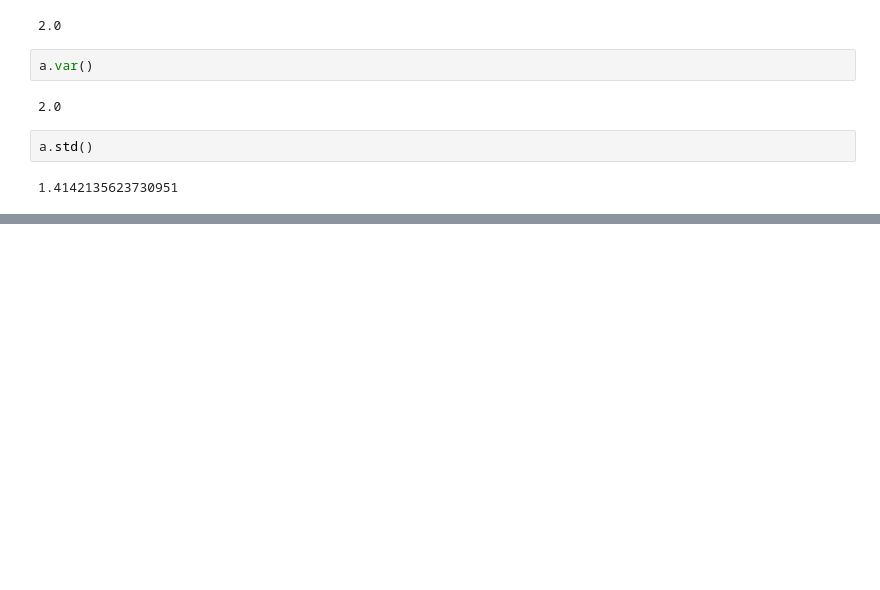
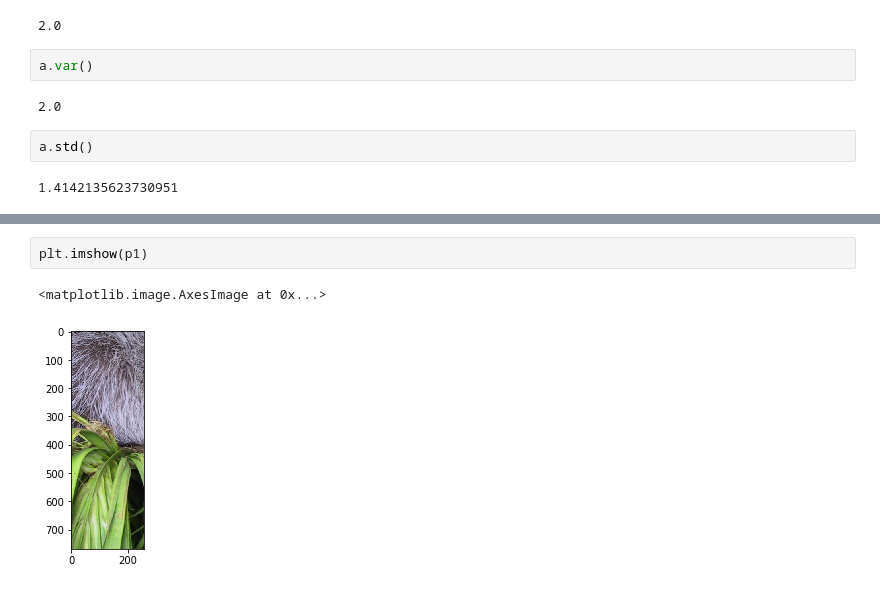
Before and after one commit to srikanthpragada/DataScience_21_JAN_2019, a Jupyter notebook: NumpyDemo.ipynb, the cells around one changed output, grey strips where cells are left out. Drawn from its saved outputs; the diff is of its cells as text; blank space fills up the shorter version.

```diff
--- a/NumpyDemo.ipynb
+++ b/NumpyDemo.ipynb
@@ -363,0 +572,5 @@ a.std()
+# %%
+plt.imshow(p1)
+# %% [output]
+<matplotlib.image.AxesImage at 0x...>
+[figure, added]
```
Also changed, not shown: parts of 56 cells of this notebook.
